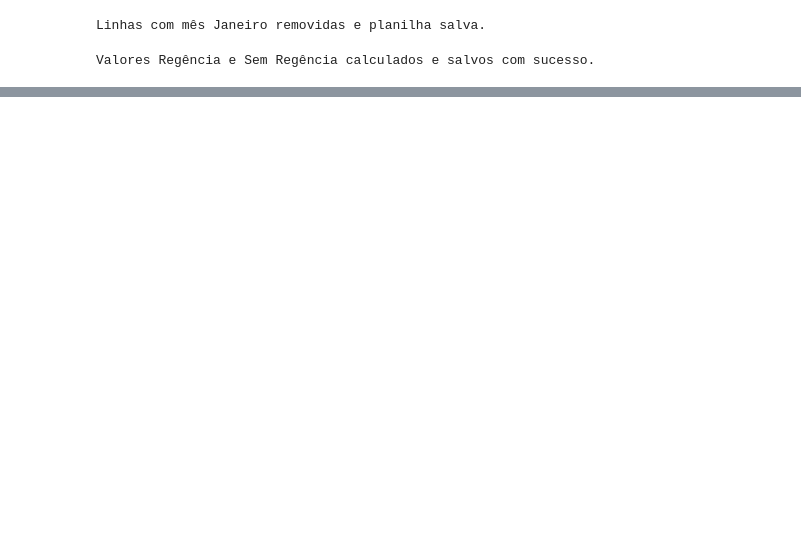
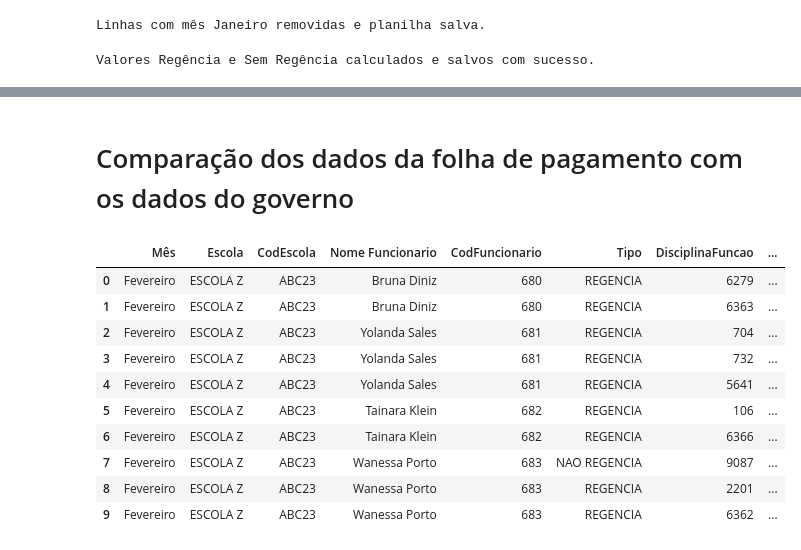
Before and after one commit to Emmanuel-Sampaio/Analise-Educacional, a Jupyter notebook: Untitled.ipynb, the cells around one changed output, grey strips where cells are left out. Saved outputs shown, nothing was run; the diff lists cells and outputs as text; code cells hidden in the pictures; blank space fills up the shorter version.

```diff
--- a/Untitled.ipynb
+++ b/Untitled.ipynb
@@ -133,0 +151,18 @@ print(df_verifica_filt[['Escola', 'Mês','Valor Unitário Carga Horária' ,'CH R
+# %% [markdown]
+# Comparação dos dados da folha de pagamento com os dados do governo
+# %%
+df_governo = pd.read_excel('Analise.xlsx',sheet_name='BD_SistemaGov')
+
+df_governo.head(10)
+# %% [output]
+|  | Mês | Escola | CodEscola | Nome Funcionario | CodFuncionario | Tipo | DisciplinaFuncao | ... |
+| 0 | Fevereiro | ESCOLA Z | ABC23 | Bruna Diniz | 680 | REGENCIA | 6279 | ... |
+| 1 | Fevereiro | ESCOLA Z | ABC23 | Bruna Diniz | 680 | REGENCIA | 6363 | ... |
+| 2 | Fevereiro | ESCOLA Z | ABC23 | Yolanda Sales | 681 | REGENCIA | 704 | ... |
+| 3 | Fevereiro | ESCOLA Z | ABC23 | Yolanda Sales | 681 | REGENCIA | 732 | ... |
+| 4 | Fevereiro | ESCOLA Z | ABC23 | Yolanda Sales | 681 | REGENCIA | 5641 | ... |
+| 5 | Fevereiro | ESCOLA Z | ABC23 | Tainara Klein | 682 | REGENCIA | 106 | ... |
+| 6 | Fevereiro | ESCOLA Z | ABC23 | Tainara Klein | 682 | REGENCIA | 6366 | ... |
+| 7 | Fevereiro | ESCOLA Z | ABC23 | Wanessa Porto | 683 | NAO REGENCIA | 9087 | ... |
+| 8 | Fevereiro | ESCOLA Z | ABC23 | Wanessa Porto | 683 | REGENCIA | 2201 | ... |
+| 9 | Fevereiro | ESCOLA Z | ABC23 | Wanessa Porto | 683 | REGENCIA | 6362 | ... |
```
Also changed, not shown: parts of 8 cells of this notebook, 1 other file.
